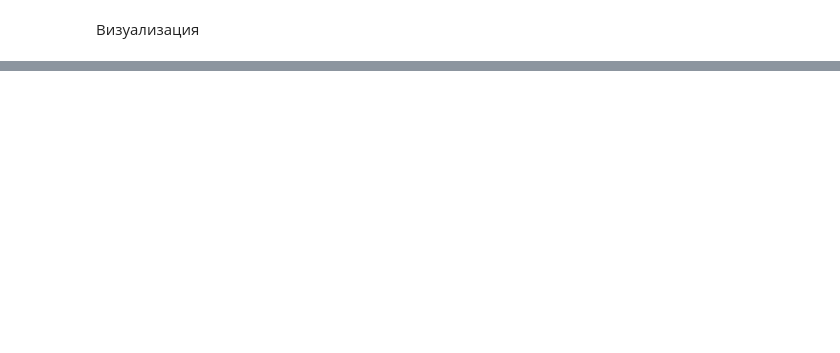
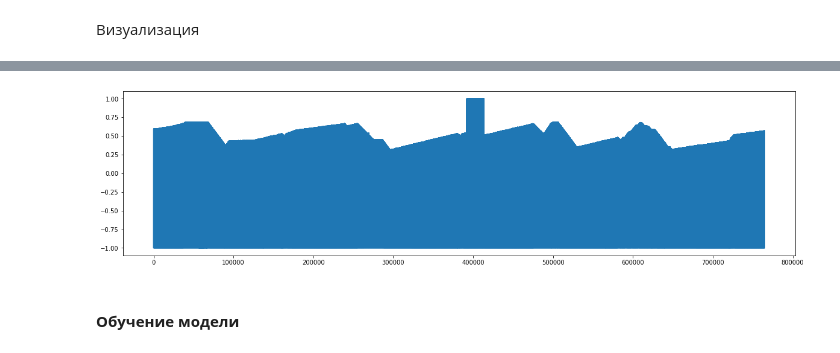
Before and after one commit to WADA-Hackathon/Hackathon_UrFU_UCSB, a Jupyter notebook: Model_Learning.ipynb, the cells around one changed output, grey strips where cells are left out. Cells and saved outputs as stored; diff of their text form; code cells hidden in the pictures; blank space fills up the shorter version.

Commit message:
Обучение модели классификации и кластеризации

```diff
--- a/Model_Learning.ipynb
+++ b/Model_Learning.ipynb
@@ -207,0 +632,12 @@ y_pred_db
+# %%
+# отскалируем данные
+ys_ds2 = MinMaxScaler([-1,1]).fit_transform(ys_ds1.reshape(-1,1)).squeeze()
+# %%
+# визуализируем скалированный ряд
+plt.figure(figsize=(20, 5))
+plt.plot(ys_ds2)
+plt.show()
+# %% [output]
+[figure, added]
+# %% [markdown]
+#### **Обучение модели**
```
Also changed, not shown: parts of 80 cells of this notebook.
